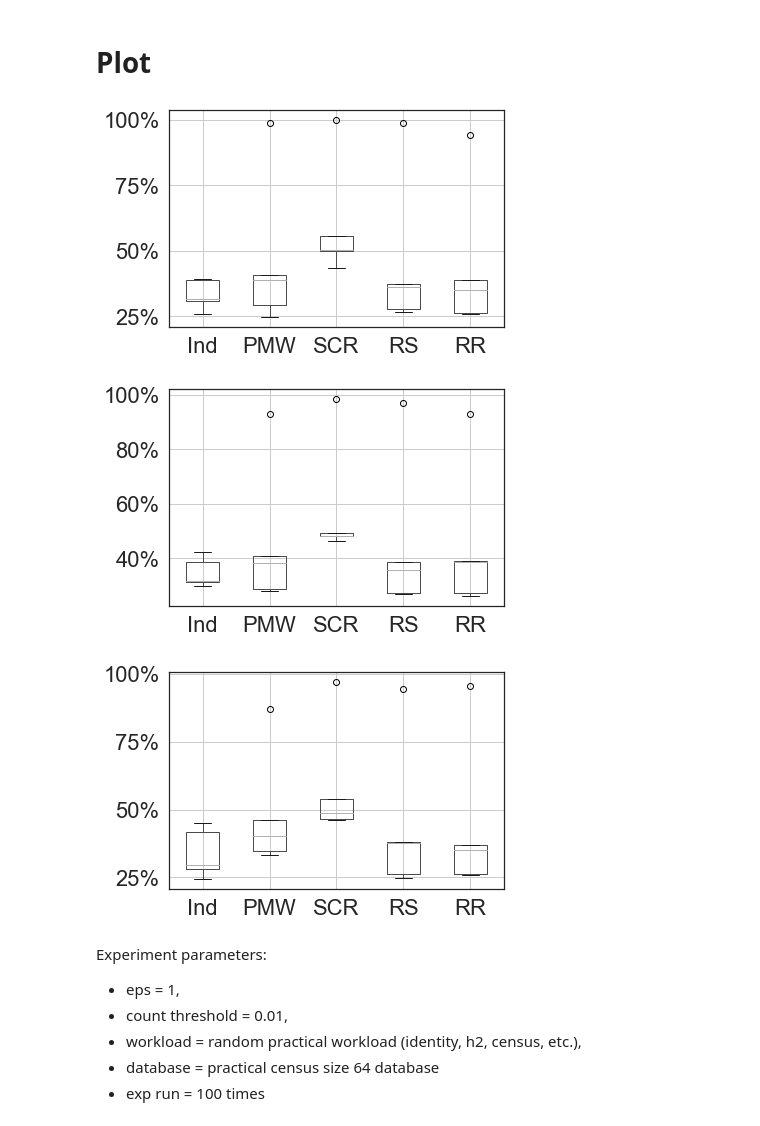
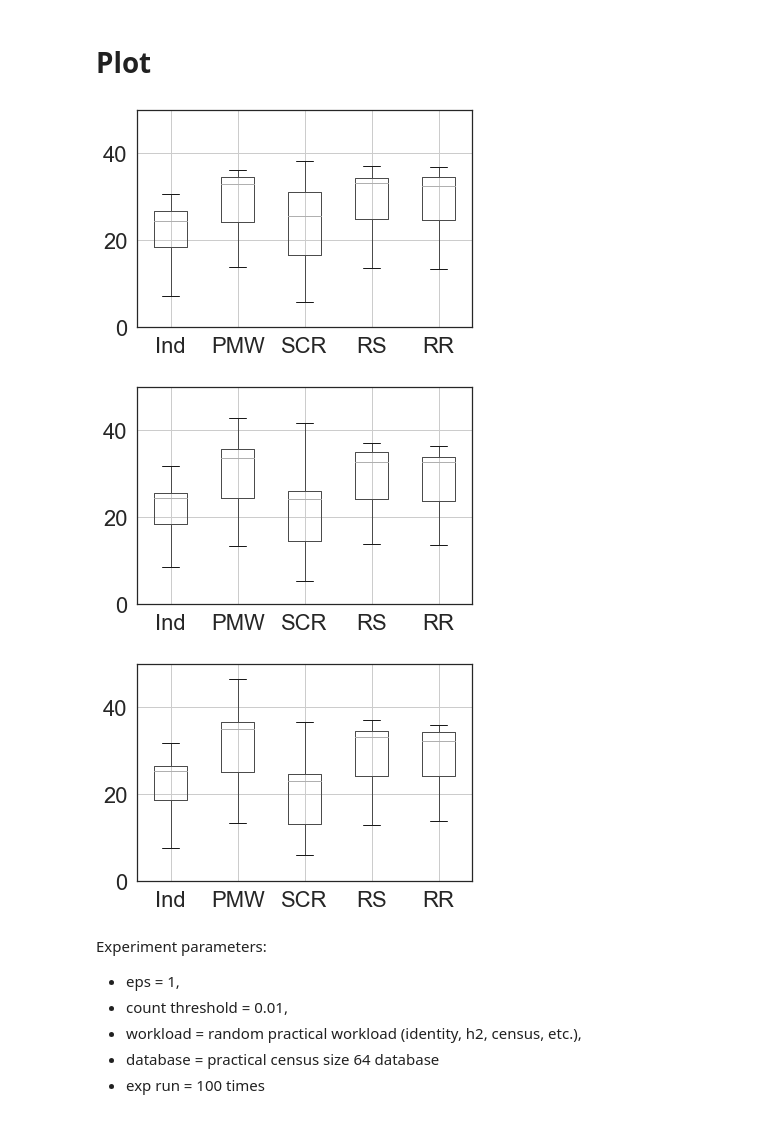
Before and after one commit to yikai-wu/Multi-Analyst-DP, a Jupyter notebook: src/online/VLDB Experiments.ipynb, the cells around one changed output. Drawn from its saved outputs; the diff is of its cells as text; code cells hidden in the pictures.

```diff
--- a/src/online/VLDB Experiments.ipynb
+++ b/src/online/VLDB Experiments.ipynb
@@ -334,6 +333,8 @@ def reuse(query, storage):
 
 def cache_and_reconstruct(workload, x, eps=0.01, k=0, analyst_labels=[], to_return = "pd", count_threshold=0.1):
     """
+    Seeded Cache and Reconstruct algorithm.
+
     Takes in workload, database, eps (privacy budget), k (number of total update steps PER ANALYST).
 
     Returns list of error per query.
@@ -420,6 +421,16 @@ def cache_and_reconstruct(workload, x, eps=0.01, k=0, analyst_labels=[], to_retu
                                          (data.analyst==analyst)]['abs_error'].count()/len(data[data.analyst==analyst]) * 100
         return pct_answered
 
+    if to_return == "num_ans":
+        d = {'analyst': analyst_labels,
+             'abs_error': error_list,}
+        data = pd.DataFrame(data=d)
+
+        num_answered = {}
+        for analyst in sorted(list(set(analyst_labels))):
+            num_answered[analyst] = data[(data['abs_error'] < count_threshold) & (data.analyst==analyst)]['abs_error'].count()
+        return num_answered
+
     if to_return == "pd":
         d = {'queries': workload.tolist(),
             'abs_error': error_list,
@@ -758,7 +770,7 @@ def vldb_exp_new(p_list = [0.1, 0.5, 0.9], t = 10, epsilon = 1):
     - PMW (Randomized Scheduler, p is always 0.1)
     - PMW (RR*, always the same)
 
-    Last updated: July 14, 2022
+    Last updated: June 16, 2022
     """
     df_dic = {}
 
@@ -775,7 +787,7 @@ def vldb_exp_new(p_list = [0.1, 0.5, 0.9], t = 10, epsilon = 1):
         # generate 10 workloads, one for each analyst
         c = np.random.randint(len(W_lst))
         analysts = ['a', 'b', 'c', 'd', 'e', 'f', 'g', 'h', 'i', 'j']
-        workloads = [W_lst[c] for i in analysts]
+        workloads = [random.choice(W_lst) for i in analysts] # different workload for each analyst
 
         for p in p_list:
 
@@ -787,7 +799,8 @@ def vldb_exp_new(p_list = [0.1, 0.5, 0.9], t = 10, epsilon = 1):
                                              input_x=database,
                                              input_T=40,
                                              input_eps=epsilon/len(analysts),
-                                             labs=analyst_labels)
+                                             labs=analyst_labels,
+                                             input_to_return="num_ans")
             save_value('Ind', p, sum(bl_pctans_dict.values()) / len(analysts))
 
             # opt - pmw with skewed ordering based on p
@@ -796,7 +809,7 @@ def vldb_exp_new(p_list = [0.1, 0.5, 0.9], t = 10, epsilon = 1):
                                         analyst_labels,
                                         eps=epsilon,
                                         T=40,
-                                        to_return='pct_ans',
+                                        to_return='num_ans',
                                         count_threshold=0.01)
             save_value('PMW', p, sum(opt_pctans_dict.values()) / len(analysts))
 
@@ -806,7 +819,7 @@ def vldb_exp_new(p_list = [0.1, 0.5, 0.9], t = 10, epsilon = 1):
                                                    epsilon,
                                                    5,
                                                    analyst_labels,
-                                                   to_return = "pct_ans",
+                                                   to_return = "num_ans",
                                                    count_threshold=0.01)
             save_value('SCR', p, sum(cr_pctans_dict.values()) / len(analysts))
 
@@ -817,7 +830,7 @@ def vldb_exp_new(p_list = [0.1, 0.5, 0.9], t = 10, epsilon = 1):
                                        analyst_labels,
                                        eps=epsilon,
                                        T=40,
-                                       to_return='pct_ans',
+                                       to_return='num_ans',
                                        count_threshold=0.01)
             save_value('RS', p, sum(rs_pctans_dict.values()) / len(analysts))
 
@@ -828,10 +841,16 @@ def vldb_exp_new(p_list = [0.1, 0.5, 0.9], t = 10, epsilon = 1):
                                        analyst_labels,
                                        eps=epsilon,
                                        T=40,
-                                       to_return='pct_ans',
+                                       to_return='num_ans',
                                        count_threshold=0.01)
             save_value('RR', p, sum(rr_pctans_dict.values()) / len(analysts))
 
         test_data = pd.DataFrame(data=df_dic)
+        print(f'Epoch {i} complete')
 
     return test_data
+# %%
+import time
+start_time = time.time()
+test_data = vldb_exp_new(t=500)
+print("--- %s seconds ---" % (time.time() - start_time))
@@ -840,40 +878,42 @@ def vldb_exp_new(p_list = [0.1, 0.5, 0.9], t = 10, epsilon = 1):
 # %%
 sns.set(font_scale=2)
 sns.set_style("white")
-# %%
-test_data = vldb_exp_new(t=5)
 # %%
 artifactspath = "/Users/albertsun/Projects/artifacts/algexperiments/"
 # %%
 test_data_1 = test_data.iloc[:,:5]
 test_data_1.columns = test_data_1.columns.str.rstrip("0.1")
 ax = test_data_1.boxplot()
+ax.set_ylim(0, 50)
 #plt.title('Alice gets her queries \nanswered with p = 0.1')
 #plt.ylabel('Queries Answered')
-ax.yaxis.set_major_formatter(mtick.PercentFormatter())
+#ax.yaxis.set_major_formatter(mtick.PercentFormatter())
 plt.savefig(artifactspath + '0.1acc.pdf', bbox_inches='tight')
 # %% [output]
-[figure, old version]
+[figure, new version]
 # %%
 test_data_2 = test_data.iloc[:,5:10]
 test_data_2.columns = test_data_2.columns.str.rstrip("0.5")
 ax = test_data_2.boxplot()
+ax.set_ylim(0, 50)
 #plt.title('Alice gets her queries \nanswered with p = 0.5')
 #plt.ylabel('Queries Answered')
-ax.yaxis.set_major_formatter(mtick.PercentFormatter())
+#ax.yaxis.set_major_formatter(mtick.PercentFormatter())
 plt.savefig(artifactspath + '0.5acc.pdf', bbox_inches='tight')
 # %% [output]
-[figure, old version]
+[figure, new version]
 # %%
+# 0.9
 test_data_3 = test_data.iloc[:,10:15]
 test_data_3.columns = test_data_3.columns.str.rstrip("0.9")
 ax = test_data_3.boxplot()
+ax.set_ylim(0, 50)
 #plt.title('Alice gets her queries \nanswered with p = 0.9')
 #plt.ylabel('Queries Answered')
-ax.yaxis.set_major_formatter(mtick.PercentFormatter())
+#ax.yaxis.set_major_formatter(mtick.PercentFormatter())
 plt.savefig(artifactspath + '0.9acc.pdf', bbox_inches='tight')
 # %% [output]
-[figure, old version]
+[figure, new version]
 # %% [markdown]
 Experiment parameters:
 - eps = 1,
```
Also changed, not shown: parts of 8 cells of this notebook.
